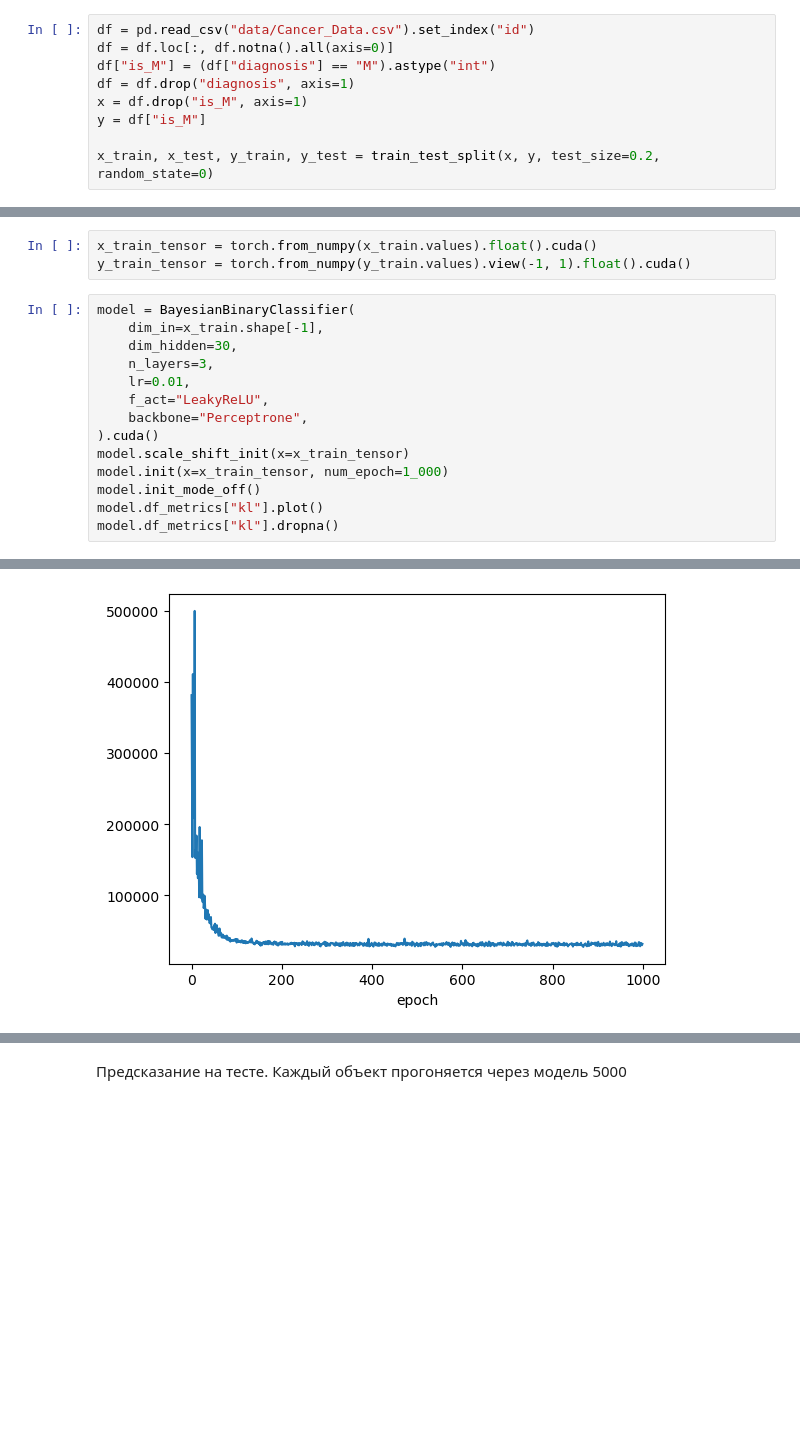
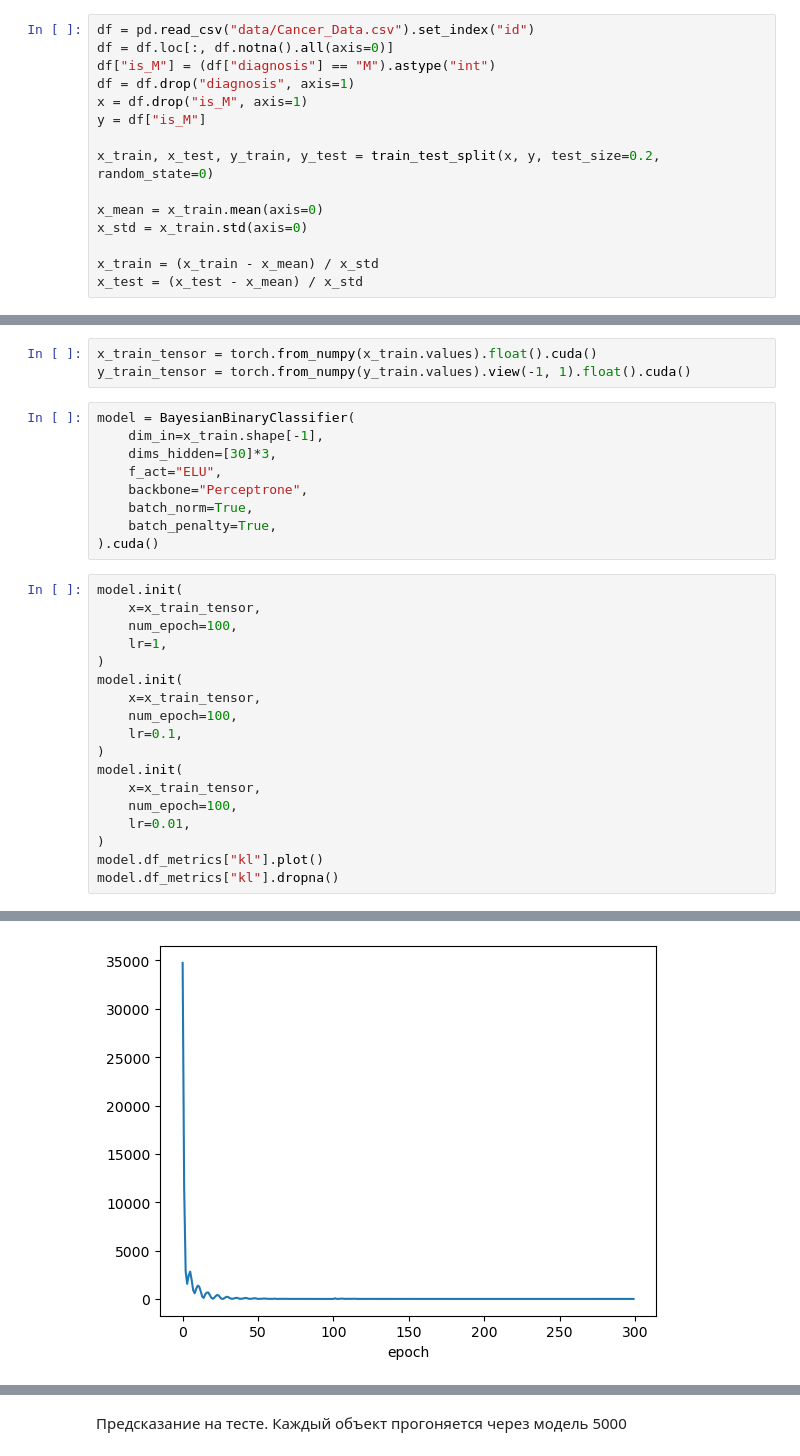
Before and after one commit to dimabasow/bayesian-neural-networks, a Jupyter notebook: Implementation.ipynb, the cells around one changed output, grey strips where cells are left out. Saved outputs shown, nothing was run; the diff lists cells and outputs as text; blank space fills up the shorter version.

Commit message:
Большой рефакторинг. Надо ещё разобраться в причине неадекватной работы batch_norm при eval

```diff
--- a/Implementation.ipynb
+++ b/Implementation.ipynb
@@ -22,23 +31,42 @@ x = df.drop("is_M", axis=1)
 y = df["is_M"]
 
 x_train, x_test, y_train, y_test = train_test_split(x, y, test_size=0.2, random_state=0)
+
+x_mean = x_train.mean(axis=0)
+x_std = x_train.std(axis=0)
+
+x_train = (x_train - x_mean) / x_std
+x_test = (x_test - x_mean) / x_std
 # %% [markdown]
 Обучение модели
 # %%
 x_train_tensor = torch.from_numpy(x_train.values).float().cuda()
 y_train_tensor = torch.from_numpy(y_train.values).view(-1, 1).float().cuda()
+# %%
+model = BayesianBinaryClassifier(
+    dim_in=x_train.shape[-1],
+    dims_hidden=[30]*3,
+    f_act="ELU",
+    backbone="Perceptrone",
+    batch_norm=True,
+    batch_penalty=True,
+).cuda()
 # %%
-model = BayesianBinaryClassifier(
-    dim_in=x_train.shape[-1],
-    dim_hidden=30,
-    n_layers=3,
+model.init(
+    x=x_train_tensor,
+    num_epoch=100,
+    lr=1,
+)
+model.init(
+    x=x_train_tensor,
+    num_epoch=100,
+    lr=0.1,
+)
+model.init(
+    x=x_train_tensor,
+    num_epoch=100,
     lr=0.01,
-    f_act="LeakyReLU",
-    backbone="Perceptrone",
-).cuda()
-model.scale_shift_init(x=x_train_tensor)
-model.init(x=x_train_tensor, num_epoch=1_000)
-model.init_mode_off()
+)
 model.df_metrics["kl"].plot()
 model.df_metrics["kl"].dropna()
 # %% [output]
@@ -58 +86 @@ Name: kl, Length: 1000, dtype: float64
-[figure, old version]
+[figure, new version]
```
Also changed, not shown: parts of 8 cells of this notebook, 11 other files.
